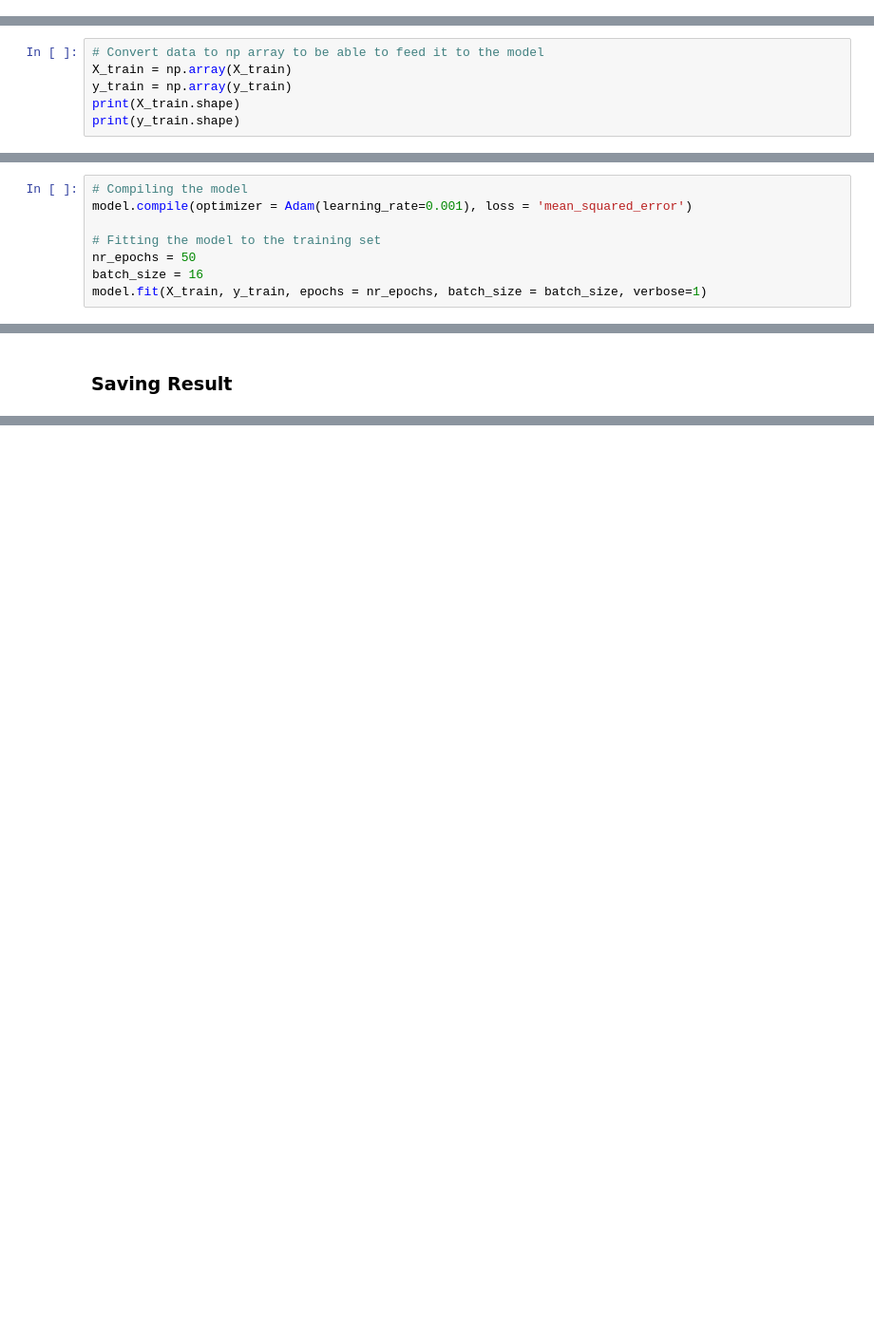
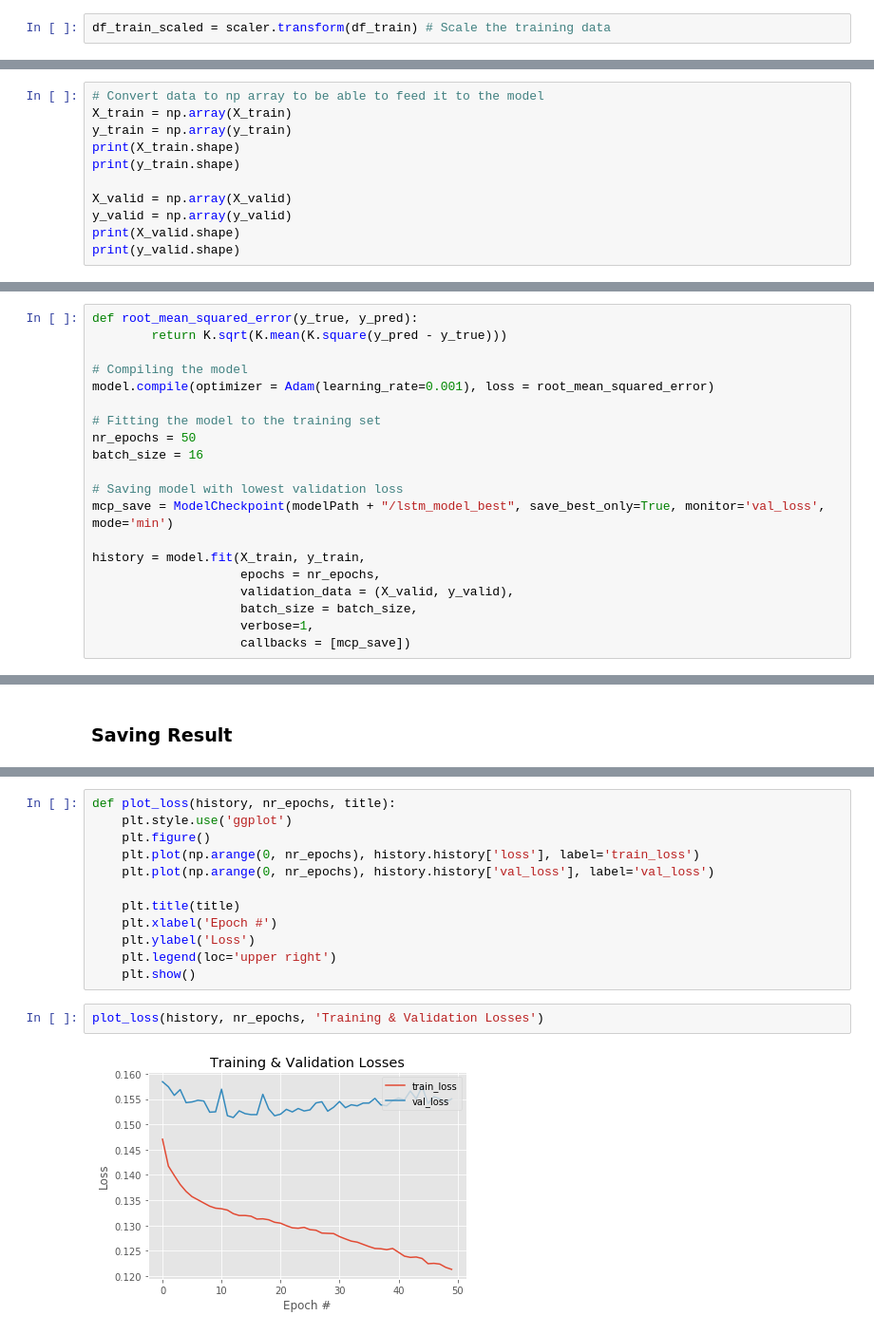
Before and after one commit to MaxDriessen/MuchLearningSuchWow_M5Forecasting, a Jupyter notebook: LSTM/LSTM_Training.ipynb, the cells around one changed output, grey strips where cells are left out. Shown: that part at 95% size. Saved outputs shown, nothing was run; the diff lists cells and outputs as text; blank space fills up the shorter version.

```diff
--- a/LSTM/LSTM_Training.ipynb
+++ b/LSTM/LSTM_Training.ipynb
@@ -34 +46,3 @@ with open(outputPath + "/preprocessed_train_data.pkl", "rb") as f:
+# %%
+df_train_scaled = scaler.transform(df_train) # Scale the training data
 # %% [markdown]
@@ -47,4 +67,9 @@ X_train = np.array(X_train)
 y_train = np.array(y_train)
 print(X_train.shape)
 print(y_train.shape)
+
+X_valid = np.array(X_valid)
+y_valid = np.array(y_valid)
+print(X_valid.shape)
+print(y_valid.shape)
 # %% [output]
@@ -97,11 +124,23 @@ None
 # %% [markdown]
 ### Training
 # %%
+def root_mean_squared_error(y_true, y_pred):
+        return K.sqrt(K.mean(K.square(y_pred - y_true)))
+
 # Compiling the model
-model.compile(optimizer = Adam(learning_rate=0.001), loss = 'mean_squared_error')
+model.compile(optimizer = Adam(learning_rate=0.001), loss = root_mean_squared_error)
 
 # Fitting the model to the training set
 nr_epochs = 50
 batch_size = 16
-model.fit(X_train, y_train, epochs = nr_epochs, batch_size = batch_size, verbose=1)
+
+# Saving model with lowest validation loss
+mcp_save = ModelCheckpoint(modelPath + "/lstm_model_best", save_best_only=True, monitor='val_loss', mode='min')
+
+history = model.fit(X_train, y_train,
+                    epochs = nr_epochs,
+                    validation_data = (X_valid, y_valid),
+                    batch_size = batch_size,
+                    verbose=1,
+                    callbacks = [mcp_save])
 # %% [output]
@@ -129,0 +170,16 @@ model.save(modelPath + "/lstm_model")
+# %%
+def plot_loss(history, nr_epochs, title):
+    plt.style.use('ggplot')
+    plt.figure()
+    plt.plot(np.arange(0, nr_epochs), history.history['loss'], label='train_loss')
+    plt.plot(np.arange(0, nr_epochs), history.history['val_loss'], label='val_loss')
+
+    plt.title(title)
+    plt.xlabel('Epoch #')
+    plt.ylabel('Loss')
+    plt.legend(loc='upper right')
+    plt.show()
+# %%
+plot_loss(history, nr_epochs, 'Training & Validation Losses')
+# %% [output]
+[figure, added]
```
Also changed, not shown: parts of 12 cells of this notebook, 3 other files.
